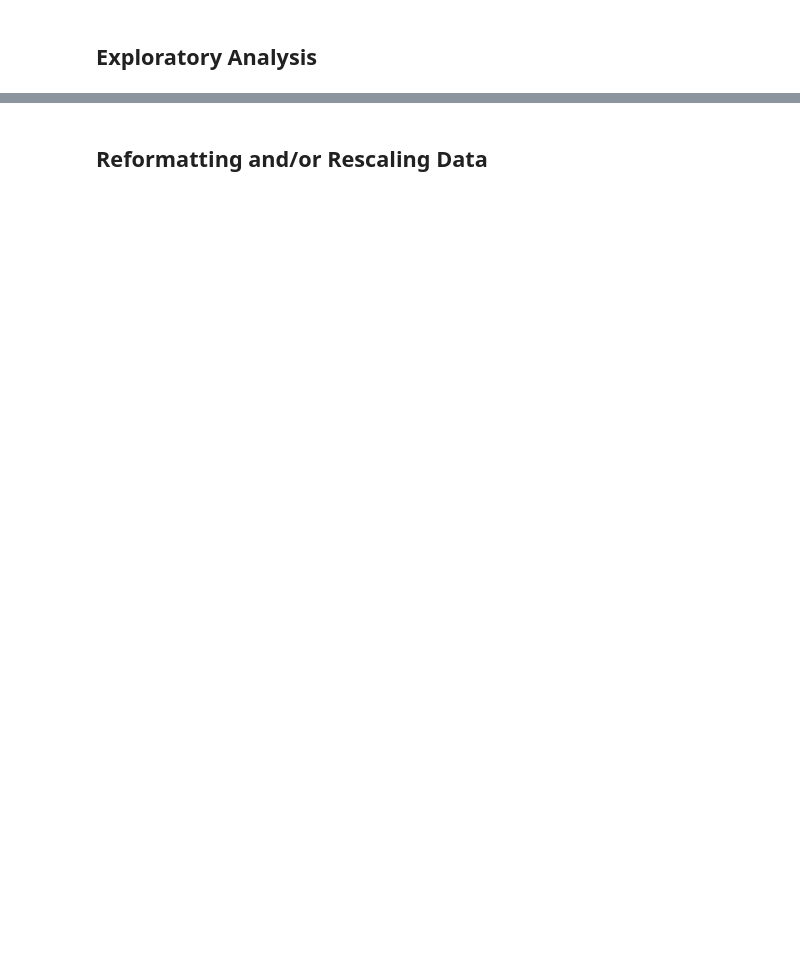
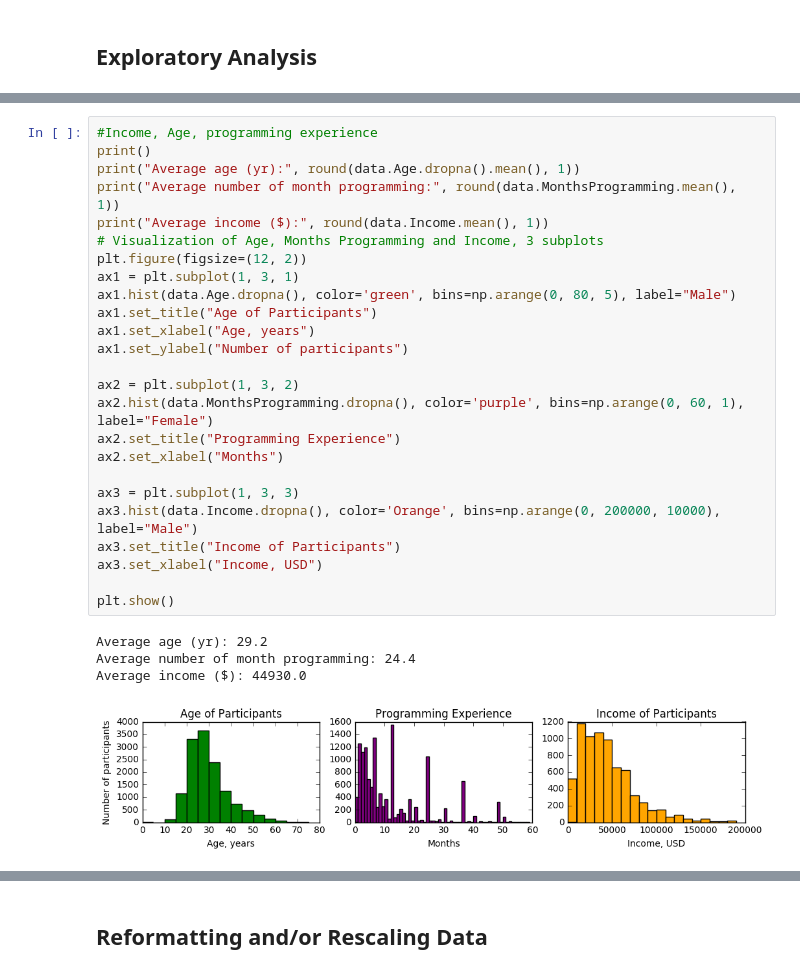
Before and after one commit to tanyaweaver/Code-501-Data-Analysis-with-Python, a Jupyter notebook: Code_501_final_project.ipynb, the cells around one changed output, grey strips where cells are left out. Saved outputs shown, nothing was run; the diff lists cells and outputs as text; blank space fills up the shorter version.

```diff
--- a/Code_501_final_project.ipynb
+++ b/Code_501_final_project.ipynb
@@ -105,3 +146,33 @@ Bootcamp attendance men vs. women who is actively learning how to code:
 11.6% of female participants attended a bootcamp
 4.6% of male participants attended a bootcamp
+# %%
+#Income, Age, programming experience
+print()
+print("Average age (yr):", round(data.Age.dropna().mean(), 1))
+print("Average number of month programming:", round(data.MonthsProgramming.mean(), 1))
+print("Average income ($):", round(data.Income.mean(), 1))
+# Visualization of Age, Months Programming and Income, 3 subplots
+plt.figure(figsize=(12, 2))
+ax1 = plt.subplot(1, 3, 1)
+ax1.hist(data.Age.dropna(), color='green', bins=np.arange(0, 80, 5), label="Male")
+ax1.set_title("Age of Participants")
+ax1.set_xlabel("Age, years")
+ax1.set_ylabel("Number of participants")
+
+ax2 = plt.subplot(1, 3, 2)
+ax2.hist(data.MonthsProgramming.dropna(), color='purple', bins=np.arange(0, 60, 1), label="Female")
+ax2.set_title("Programming Experience")
+ax2.set_xlabel("Months")
+
+ax3 = plt.subplot(1, 3, 3)
+ax3.hist(data.Income.dropna(), color='Orange', bins=np.arange(0, 200000, 10000), label="Male")
+ax3.set_title("Income of Participants")
+ax3.set_xlabel("Income, USD")
+
+plt.show()
+# %% [output]
+Average age (yr): 29.2
+Average number of month programming: 24.4
+Average income ($): 44930.0
+[figure, added]
 # %% [markdown]
```
Also changed, not shown: parts of 31 cells of this notebook, 1 other file.
